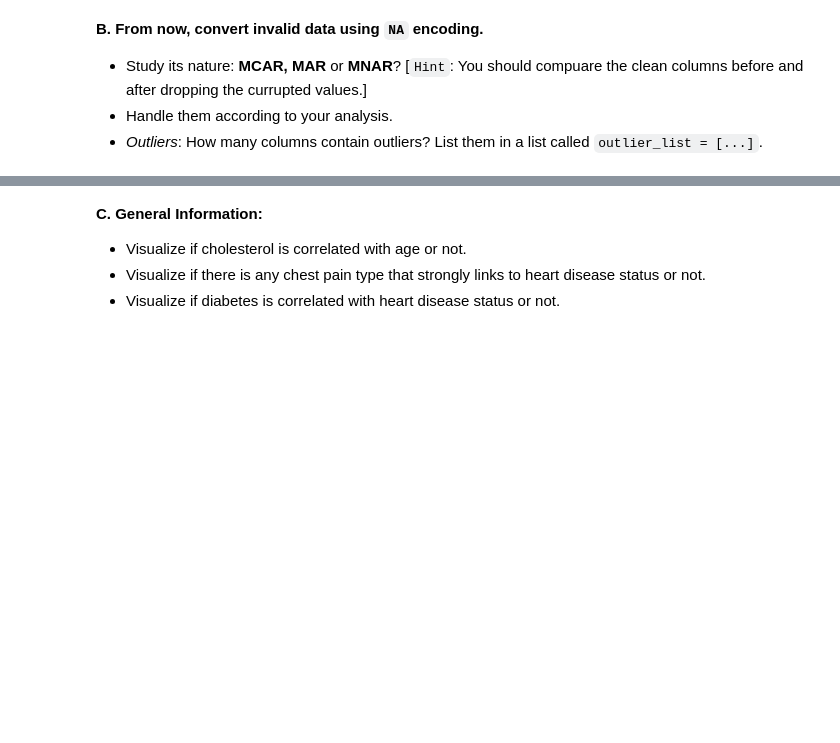
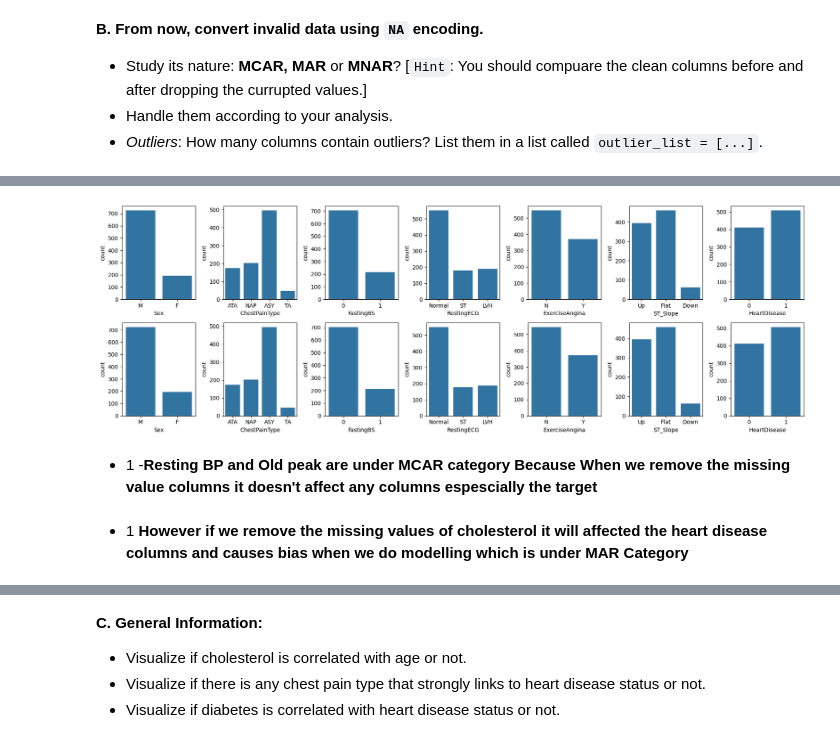
Before and after one commit to Superkai017/Data-Analysis1-Aupp-INF-604-, a Jupyter notebook: W3/Lab3_Preprocessing.ipynb, the cells around one changed output, grey strips where cells are left out. Saved outputs shown, nothing was run; the diff lists cells and outputs as text; code cells hidden in the pictures; blank space fills up the shorter version.

```diff
--- a/W3/Lab3_Preprocessing.ipynb
+++ b/W3/Lab3_Preprocessing.ipynb
@@ -110,0 +169,22 @@ data.query("Cholesterol == 0").shape[0]
+# %%
+import matplotlib.pyplot as plt
+import seaborn as sns
+
+fig, axes = plt.subplots(2, 7, figsize=(18,6))
+for i, col in enumerate(qual_cols):
+  sns.countplot(
+      data,
+      x = col,
+      ax = axes[0,i]
+  )
+  sns.countplot(
+      data.query(" RestingBP > 0"),
+      x = col,
+      ax = axes[1,i]
+  )
+
+plt.tight_layout()
+# %% [output]
+[figure, added]
+# %% [markdown]
+- 1 -**Resting BP and Old peak are under MCAR category Because When we remove the missing value columns it doesn't affect any columns espescially the target**
@@ -110,0 +195,2 @@ data.query("Cholesterol == 0").shape[0]
+# %% [markdown]
+- 1 **However if we remove the missing values of cholesterol it will affected the heart disease columns and causes bias when we do modelling which is under MAR Category**
```
Also changed, not shown: parts of 18 cells of this notebook.
